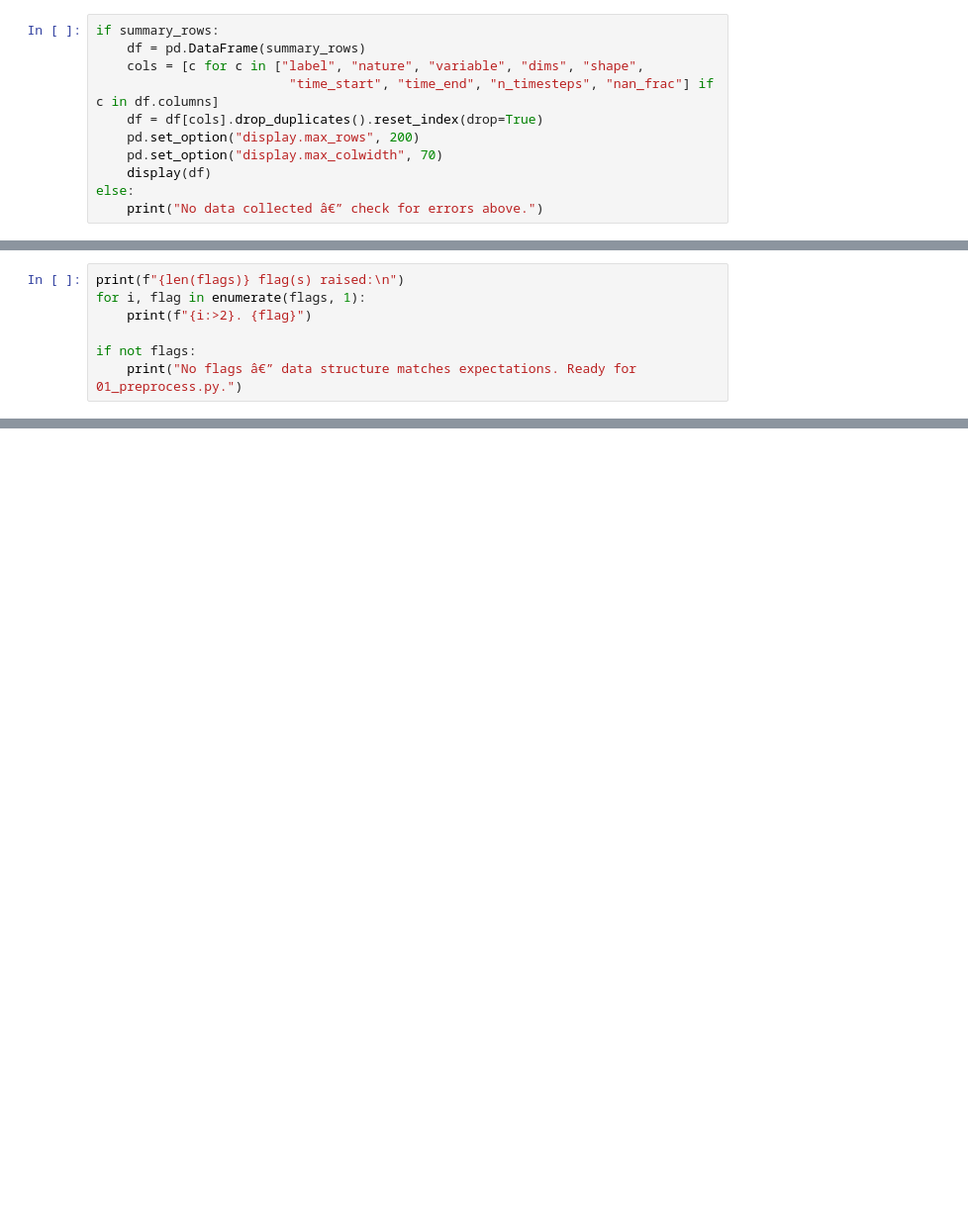
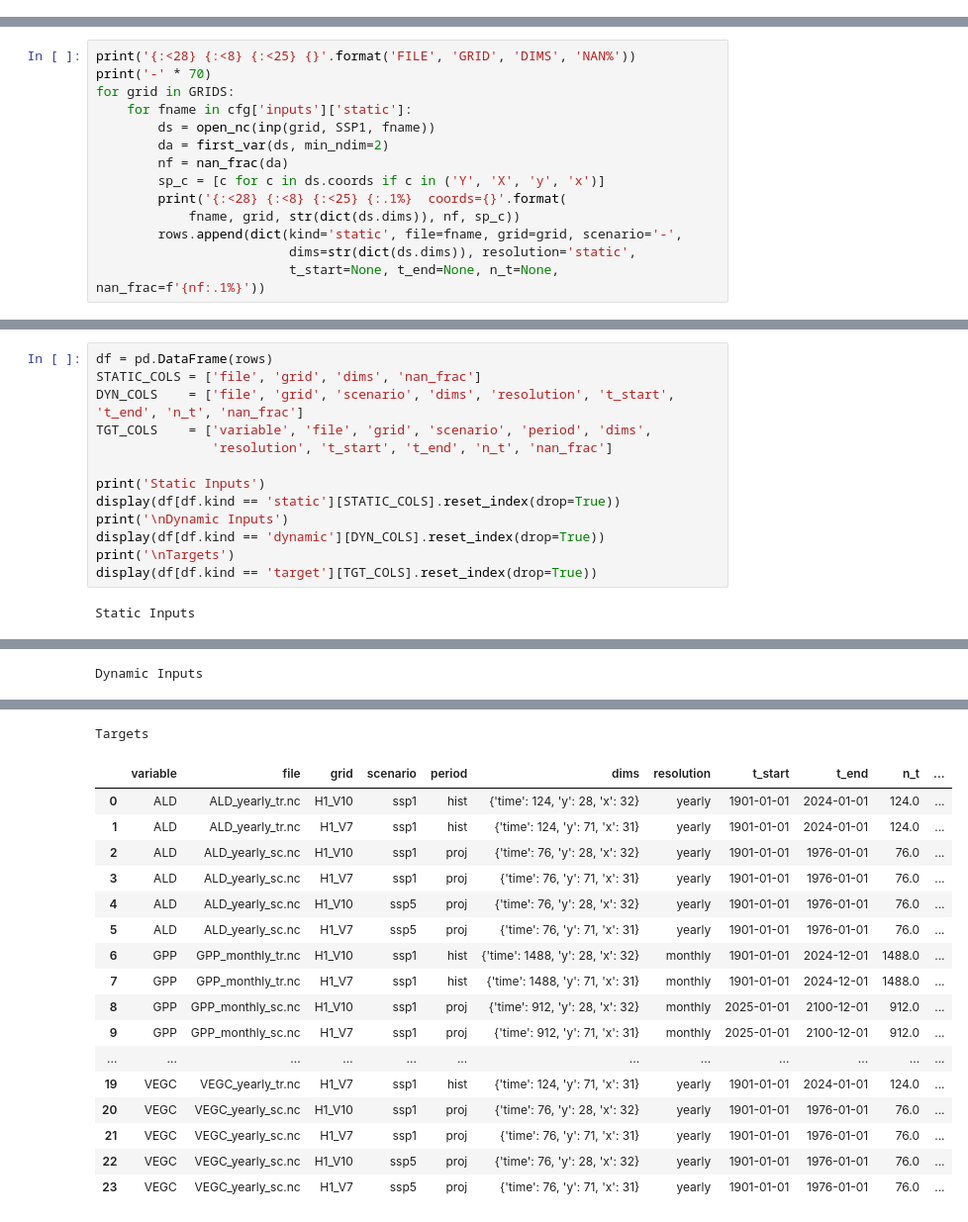
Before and after one commit to whrc/Multi-domain-time-series, a Jupyter notebook: domains/arctic_domain/00_eda.ipynb, the cells around one changed output, grey strips where cells are left out. Shown at 99% size. Cells and saved outputs as stored; diff of their text form; blank space fills up the shorter version.

```diff
--- a/domains/arctic_domain/00_eda.ipynb
+++ b/domains/arctic_domain/00_eda.ipynb
@@ -528,11 +0,0 @@ Scenario: ssp5_8_5_mri_esm2_0
-# %%
-if summary_rows:
-    df = pd.DataFrame(summary_rows)
-    cols = [c for c in ["label", "nature", "variable", "dims", "shape",
-                         "time_start", "time_end", "n_timesteps", "nan_frac"] if c in df.columns]
-    df = df[cols].drop_duplicates().reset_index(drop=True)
-    pd.set_option("display.max_rows", 200)
-    pd.set_option("display.max_colwidth", 70)
-    display(df)
-else:
-    print("No data collected â€” check for errors above.")
@@ -558,7 +0,0 @@ Each **FLAG** must be resolved before preprocessing begins.
-# %%
-print(f"{len(flags)} flag(s) raised:\n")
-for i, flag in enumerate(flags, 1):
-    print(f"{i:>2}. {flag}")
-
-if not flags:
-    print("No flags â€” data structure matches expectations. Ready for 01_preprocess.py.")
@@ -585,0 +68,14 @@ if not flags:
+# %%
+print('{:<28} {:<8} {:<25} {}'.format('FILE', 'GRID', 'DIMS', 'NAN%'))
+print('-' * 70)
+for grid in GRIDS:
+    for fname in cfg['inputs']['static']:
+        ds = open_nc(inp(grid, SSP1, fname))
+        da = first_var(ds, min_ndim=2)
+        nf = nan_frac(da)
+        sp_c = [c for c in ds.coords if c in ('Y', 'X', 'y', 'x')]
+        print('{:<28} {:<8} {:<25} {:.1%}  coords={}'.format(
+            fname, grid, str(dict(ds.dims)), nf, sp_c))
+        rows.append(dict(kind='static', file=fname, grid=grid, scenario='-',
+                         dims=str(dict(ds.dims)), resolution='static',
+                         t_start=None, t_end=None, n_t=None, nan_frac=f'{nf:.1%}'))
@@ -585,0 +346,15 @@ if not flags:
+# %%
+df = pd.DataFrame(rows)
+STATIC_COLS = ['file', 'grid', 'dims', 'nan_frac']
+DYN_COLS    = ['file', 'grid', 'scenario', 'dims', 'resolution', 't_start', 't_end', 'n_t', 'nan_frac']
+TGT_COLS    = ['variable', 'file', 'grid', 'scenario', 'period', 'dims',
+               'resolution', 't_start', 't_end', 'n_t', 'nan_frac']
+
+print('Static Inputs')
+display(df[df.kind == 'static'][STATIC_COLS].reset_index(drop=True))
+print('\nDynamic Inputs')
+display(df[df.kind == 'dynamic'][DYN_COLS].reset_index(drop=True))
+print('\nTargets')
+display(df[df.kind == 'target'][TGT_COLS].reset_index(drop=True))
+# %% [output]
+Static Inputs
@@ -585,0 +372 @@ if not flags:
+Dynamic Inputs
@@ -585,0 +390,18 @@ if not flags:
+Targets
+|  | variable | file | grid | scenario | period | dims | resolution | t_start | t_end | n_t | ... |
+| 0 | ALD | ALD_yearly_tr.nc | H1_V10 | ssp1 | hist | {'time': 124, 'y': 28, 'x': 32} | yearly | 1901-01-01 | 2024-01-01 | 124.0 | ... |
+| 1 | ALD | ALD_yearly_tr.nc | H1_V7 | ssp1 | hist | {'time': 124, 'y': 71, 'x': 31} | yearly | 1901-01-01 | 2024-01-01 | 124.0 | ... |
+| 2 | ALD | ALD_yearly_sc.nc | H1_V10 | ssp1 | proj | {'time': 76, 'y': 28, 'x': 32} | yearly | 1901-01-01 | 1976-01-01 | 76.0 | ... |
+| 3 | ALD | ALD_yearly_sc.nc | H1_V7 | ssp1 | proj | {'time': 76, 'y': 71, 'x': 31} | yearly | 1901-01-01 | 1976-01-01 | 76.0 | ... |
+| 4 | ALD | ALD_yearly_sc.nc | H1_V10 | ssp5 | proj | {'time': 76, 'y': 28, 'x': 32} | yearly | 1901-01-01 | 1976-01-01 | 76.0 | ... |
+| 5 | ALD | ALD_yearly_sc.nc | H1_V7 | ssp5 | proj | {'time': 76, 'y': 71, 'x': 31} | yearly | 1901-01-01 | 1976-01-01 | 76.0 | ... |
+| 6 | GPP | GPP_monthly_tr.nc | H1_V10 | ssp1 | hist | {'time': 1488, 'y': 28, 'x': 32} | monthly | 1901-01-01 | 2024-12-01 | 1488.0 | ... |
+| 7 | GPP | GPP_monthly_tr.nc | H1_V7 | ssp1 | hist | {'time': 1488, 'y': 71, 'x': 31} | monthly | 1901-01-01 | 2024-12-01 | 1488.0 | ... |
+| 8 | GPP | GPP_monthly_sc.nc | H1_V10 | ssp1 | proj | {'time': 912, 'y': 28, 'x': 32} | monthly | 2025-01-01 | 2100-12-01 | 912.0 | ... |
+| 9 | GPP | GPP_monthly_sc.nc | H1_V7 | ssp1 | proj | {'time': 912, 'y': 71, 'x': 31} | monthly | 2025-01-01 | 2100-12-01 | 912.0 | ... |
+| ... | ... | ... | ... | ... | ... | ... | ... | ... | ... | ... | ... |
+| 19 | VEGC | VEGC_yearly_tr.nc | H1_V7 | ssp1 | hist | {'time': 124, 'y': 71, 'x': 31} | yearly | 1901-01-01 | 2024-01-01 | 124.0 | ... |
+| 20 | VEGC | VEGC_yearly_sc.nc | H1_V10 | ssp1 | proj | {'time': 76, 'y': 28, 'x': 32} | yearly | 1901-01-01 | 1976-01-01 | 76.0 | ... |
+| 21 | VEGC | VEGC_yearly_sc.nc | H1_V7 | ssp1 | proj | {'time': 76, 'y': 71, 'x': 31} | yearly | 1901-01-01 | 1976-01-01 | 76.0 | ... |
+| 22 | VEGC | VEGC_yearly_sc.nc | H1_V10 | ssp5 | proj | {'time': 76, 'y': 28, 'x': 32} | yearly | 1901-01-01 | 1976-01-01 | 76.0 | ... |
+| 23 | VEGC | VEGC_yearly_sc.nc | H1_V7 | ssp5 | proj | {'time': 76, 'y': 71, 'x': 31} | yearly | 1901-01-01 | 1976-01-01 | 76.0 | ... |
```
Also changed, not shown: parts of 42 cells of this notebook, 4 other files.
